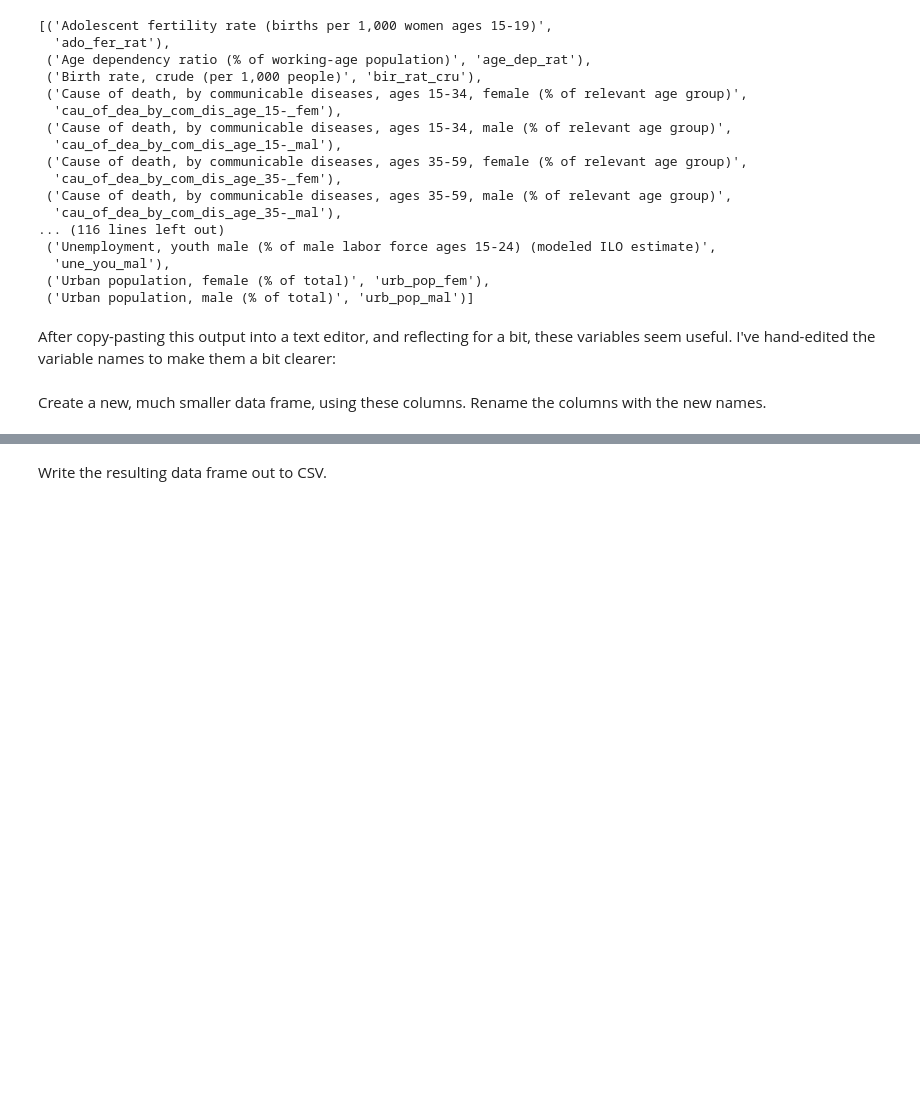
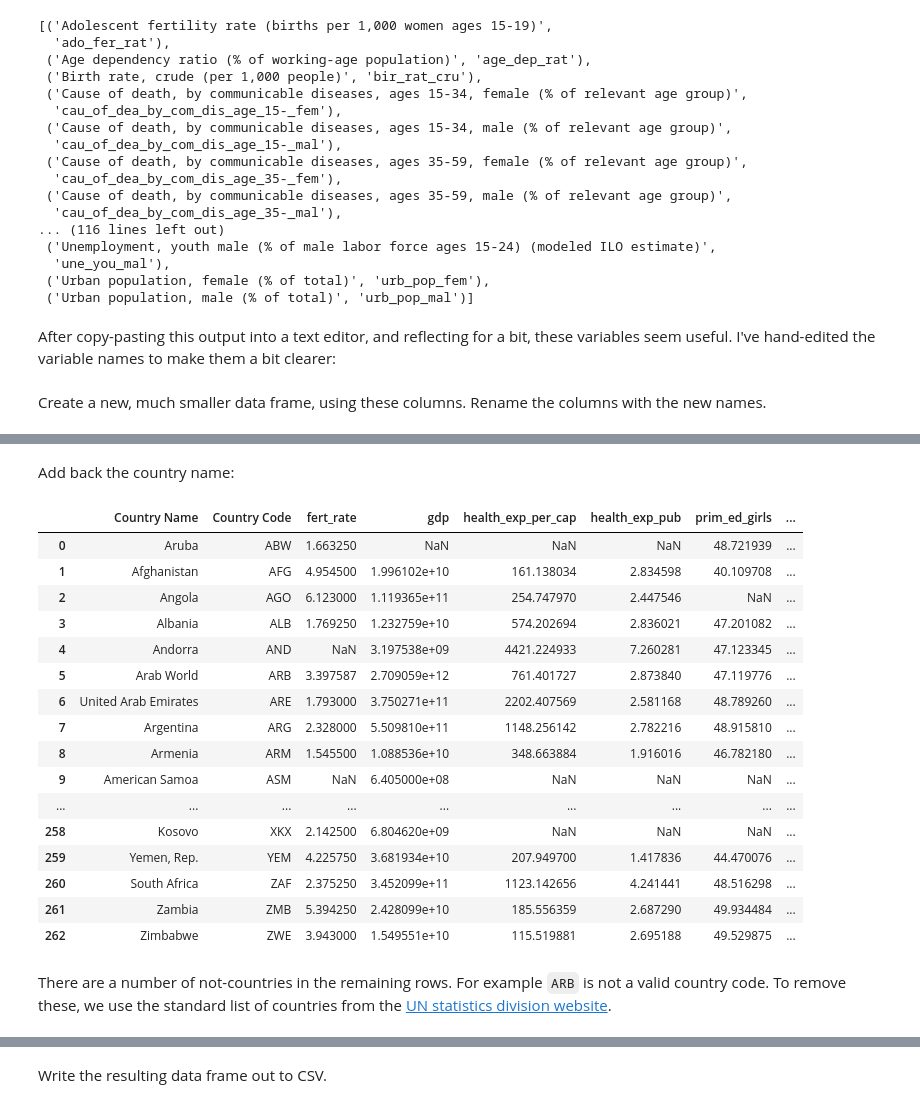
Before and after one commit to matthew-brett/dsfe, a Jupyter notebook: data/make_gender_stats.ipynb, the cells around one changed output, grey strips where cells are left out. Saved outputs shown, nothing was run; the diff lists cells and outputs as text; code cells hidden in the pictures; blank space fills up the shorter version.

```diff
--- a/data/make_gender_stats.ipynb
+++ b/data/make_gender_stats.ipynb
@@ -180,0 +179,4 @@ thin_df
+# %%
+cols = ['Country Code', 'Country Name']
+country_lookup = thin_df[cols].groupby(cols).nth(0).reset_index()
+country_lookup
@@ -309,0 +328,28 @@ gender_stats
+# %% [markdown]
+Add back the country name:
+# %%
+gender_stats = gender_stats.merge(country_lookup, on='Country Code')
+# Reorder Country Name to front
+cols = list(gender_stats)
+gender_stats = gender_stats[[cols[-1]] + cols[:-1]]
+gender_stats
+# %% [output]
+|  | Country Name | Country Code | fert_rate | gdp | health_exp_per_cap | health_exp_pub | prim_ed_girls | ... |
+| 0 | Aruba | ABW | 1.663250 | NaN | NaN | NaN | 48.721939 | ... |
+| 1 | Afghanistan | AFG | 4.954500 | 1.996102e+10 | 161.138034 | 2.834598 | 40.109708 | ... |
+| 2 | Angola | AGO | 6.123000 | 1.119365e+11 | 254.747970 | 2.447546 | NaN | ... |
+| 3 | Albania | ALB | 1.769250 | 1.232759e+10 | 574.202694 | 2.836021 | 47.201082 | ... |
+| 4 | Andorra | AND | NaN | 3.197538e+09 | 4421.224933 | 7.260281 | 47.123345 | ... |
+| 5 | Arab World | ARB | 3.397587 | 2.709059e+12 | 761.401727 | 2.873840 | 47.119776 | ... |
+| 6 | United Arab Emirates | ARE | 1.793000 | 3.750271e+11 | 2202.407569 | 2.581168 | 48.789260 | ... |
+| 7 | Argentina | ARG | 2.328000 | 5.509810e+11 | 1148.256142 | 2.782216 | 48.915810 | ... |
+| 8 | Armenia | ARM | 1.545500 | 1.088536e+10 | 348.663884 | 1.916016 | 46.782180 | ... |
+| 9 | American Samoa | ASM | NaN | 6.405000e+08 | NaN | NaN | NaN | ... |
+| ... | ... | ... | ... | ... | ... | ... | ... | ... |
+| 258 | Kosovo | XKX | 2.142500 | 6.804620e+09 | NaN | NaN | NaN | ... |
+| 259 | Yemen, Rep. | YEM | 4.225750 | 3.681934e+10 | 207.949700 | 1.417836 | 44.470076 | ... |
+| 260 | South Africa | ZAF | 2.375250 | 3.452099e+11 | 1123.142656 | 4.241441 | 48.516298 | ... |
+| 261 | Zambia | ZMB | 5.394250 | 2.428099e+10 | 185.556359 | 2.687290 | 49.934484 | ... |
+| 262 | Zimbabwe | ZWE | 3.943000 | 1.549551e+10 | 115.519881 | 2.695188 | 49.529875 | ... |
+# %% [markdown]
+There are a number of not-countries in the remaining rows.  For example `ARB` is not a valid country code.   To remove these, we use the standard list of countries from the [UN statistics division website](https://unstats.un.org/unsd/methodology/m49/overview).
```
Also changed, not shown: parts of 20 cells of this notebook, 3 other files.
